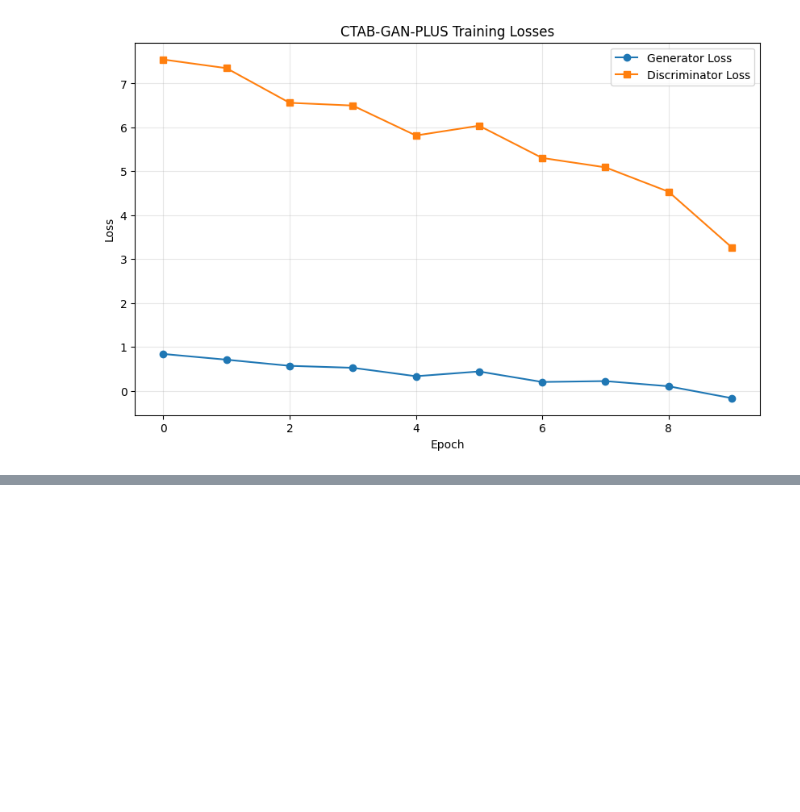
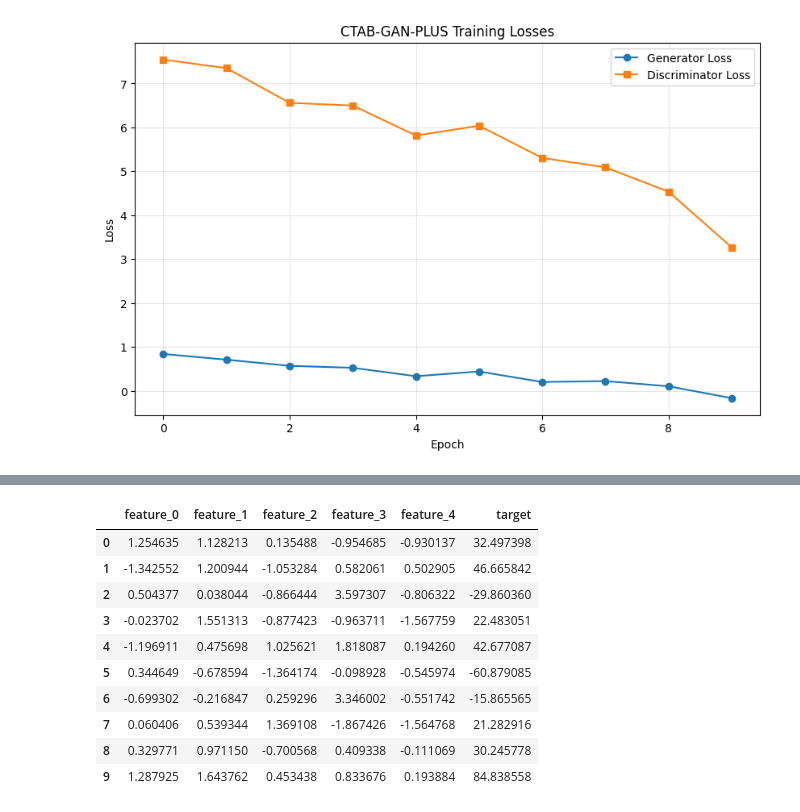
Before and after one commit to tarkevv-01/tab-forge, a Jupyter notebook: examples/test_model.ipynb, the cells around one changed output, grey strips where cells are left out. Saved outputs shown, nothing was run; the diff lists cells and outputs as text; code cells hidden in the pictures; blank space fills up the shorter version.

```diff
--- a/examples/test_model.ipynb
+++ b/examples/test_model.ipynb
@@ -319,0 +397,15 @@ plt.show()
+# %%
+sample_dataset = model.generate(10)
+sample_dataset
+# %% [output]
+|  | feature_0 | feature_1 | feature_2 | feature_3 | feature_4 | target |
+| 0 | 1.254635 | 1.128213 | 0.135488 | -0.954685 | -0.930137 | 32.497398 |
+| 1 | -1.342552 | 1.200944 | -1.053284 | 0.582061 | 0.502905 | 46.665842 |
+| 2 | 0.504377 | 0.038044 | -0.866444 | 3.597307 | -0.806322 | -29.860360 |
+| 3 | -0.023702 | 1.551313 | -0.877423 | -0.963711 | -1.567759 | 22.483051 |
+| 4 | -1.196911 | 0.475698 | 1.025621 | 1.818087 | 0.194260 | 42.677087 |
+| 5 | 0.344649 | -0.678594 | -1.364174 | -0.098928 | -0.545974 | -60.879085 |
+| 6 | -0.699302 | -0.216847 | 0.259296 | 3.346002 | -0.551742 | -15.865565 |
+| 7 | 0.060406 | 0.539344 | 1.369108 | -1.867426 | -1.564768 | 21.282916 |
+| 8 | 0.329771 | 0.971150 | -0.700568 | 0.409338 | -0.111069 | 30.245778 |
+| 9 | 1.287925 | 1.643762 | 0.453438 | 0.833676 | 0.193884 | 84.838558 |
```
Also changed, not shown: parts of 13 cells of this notebook, 8 other files.
